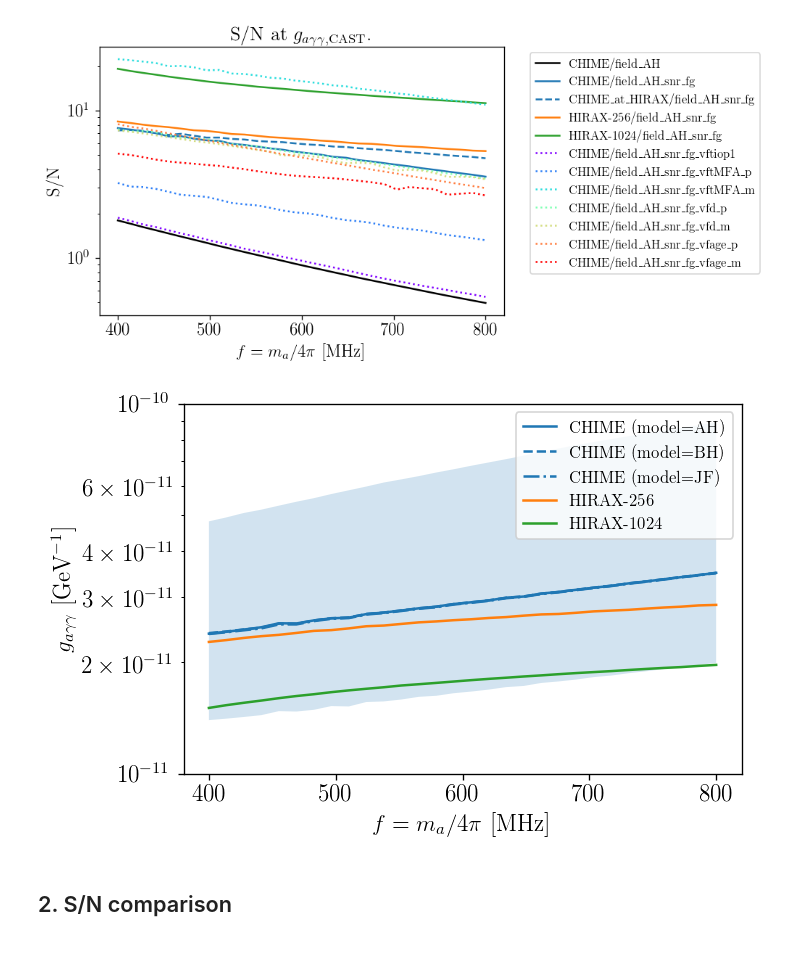
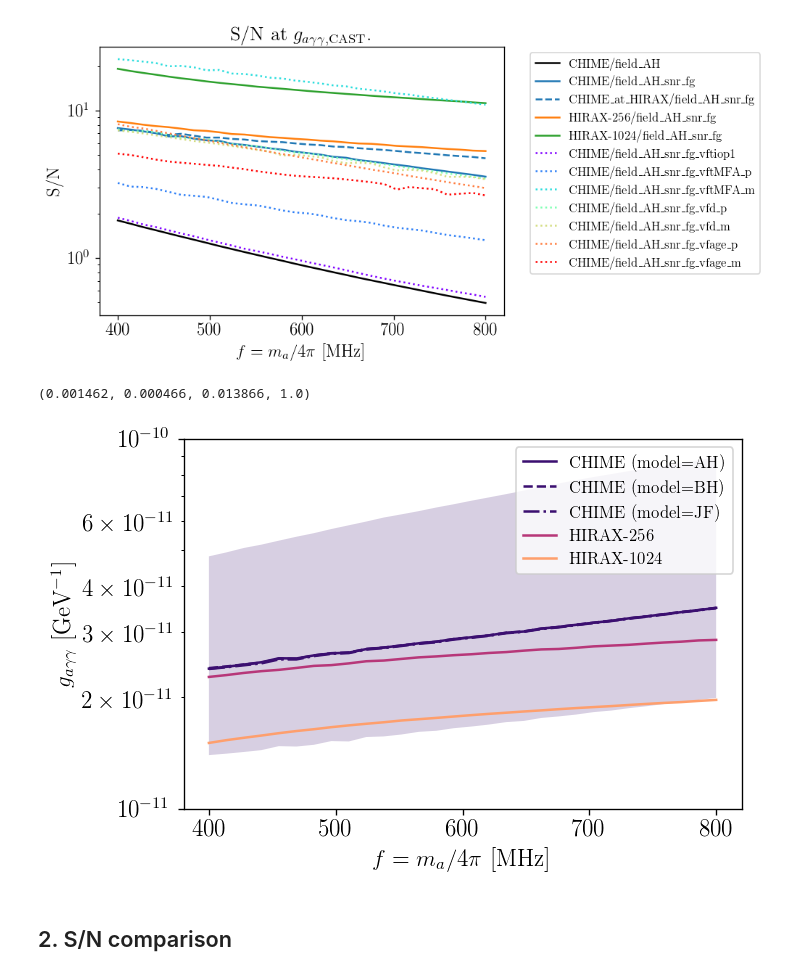
Before and after one commit to yitiansun/axion-mirror, a Jupyter notebook: notebooks/plotting.ipynb, the cells around one changed output. Drawn from its saved outputs; the diff is of its cells as text; code cells hidden in the pictures.

```diff
--- a/notebooks/plotting.ipynb
+++ b/notebooks/plotting.ipynb
@@ -52,14 +52,25 @@ ax.legend(fontsize=10, bbox_to_anchor=(1.05, 1))
 plt.savefig('plots/S_over_N.pdf')
 # %% [output]
 [figure]
+# %%
+c0
+# %% [output]
+(0.001462, 0.000466, 0.013866, 1.0)
 # %%
+data_dir = '../data/estimates'
+
+c0 = mpl.cm.get_cmap('magma')(0.2)
+c1 = mpl.cm.get_cmap('magma')(0.5)
+c2 = mpl.cm.get_cmap('magma')(0.8)
+
+
 plot_options = {
-    'CHIME/field_AH_snr_fg' : dict(c='C0', ls='-', label='CHIME (model=AH)'),
-    'CHIME/field_BH_snr_fg' : dict(c='C0', ls='--', label='CHIME (model=BH)'),
-    'CHIME/field_JF_snr_fg' : dict(c='C0', ls='-.', label='CHIME (model=JF)'),
+    'CHIME/field_AH_snr_fg' : dict(c=c0, ls='-', label='CHIME (model=AH)'),
+    'CHIME/field_BH_snr_fg' : dict(c=c0, ls='--', label='CHIME (model=BH)'),
+    'CHIME/field_JF_snr_fg' : dict(c=c0, ls='-.', label='CHIME (model=JF)'),
     #'CHIME_at_HIRAX/field_AH_snr_fg' : dict(c='C0', ls='--'),
-    'HIRAX-256/field_AH_snr_fg' : dict(c='C1', ls='-', label='HIRAX-256'),
-    'HIRAX-1024/field_AH_snr_fg' : dict(c='C2', ls='-', label='HIRAX-1024'),
+    'HIRAX-256/field_AH_snr_fg' : dict(c=c1, ls='-', label='HIRAX-256'),
+    'HIRAX-1024/field_AH_snr_fg' : dict(c=c2, ls='-', label='HIRAX-1024'),
 }
 
 plot_datas = {run_name : pickle.load(open(f'{data_dir}/{run_name}.p', 'rb')) \
@@ -67,35 +78,35 @@ plot_datas = {run_name : pickle.load(open(f'{data_dir}/{run_name}.p', 'rb')) \
 
 snr_vflags = ['tiop1', 'tMFA_p', 'tMFA_m', 'd_p', 'd_m', 'age_p', 'age_m']
 plot_data_snr_uncert_freq = pickle.load(open(f'{data_dir}/CHIME/field_AH_snr_fg_vftiop1.p', 'rb'))['freq']
 plot_data_snr_uncert_arr = np.array([
     pickle.load(open(f'{data_dir}/CHIME/field_AH_snr_fg_vf{vf}.p', 'rb'))['SNR']
     for vf in snr_vflags
 ])
 
 reach_S_over_N = 1
 gagg_CAST = 6.6e-11 # [GeV^-1]
 def gagg_reach(S_over_N):
     return gagg_CAST*(S_over_N/reach_S_over_N)**(-0.5)
 
 #==============================
 
 fig, ax = plt.subplots(figsize=(6, 4))
 
 for i, (n, d) in enumerate(plot_datas.items()):
     ax.plot(d['freq'], gagg_reach(d['SNR']), **plot_options[n])
 ax.fill_between(plot_data_snr_uncert_freq,
                 gagg_reach(np.min(plot_data_snr_uncert_arr, axis=0)),
                 gagg_reach(np.max(plot_data_snr_uncert_arr, axis=0)),
-                fc='C0', ec='none', alpha=0.2)
+                fc=c0, ec='none', alpha=0.2)
 
 ax.set(ylim=(1e-11,1e-10))
 ax.set(xlabel=r'$f=m_a/4\pi$ [MHz]', ylabel=r'$g_{a\gamma\gamma}$ [GeV$^{-1}$]',
        title='')
 ax.set(yscale='log')
 ax.legend(fontsize=10)
 plt.savefig('plots/reach.pdf')
 # %% [output]
-[figure, old version]
+[figure, new version]
 # %% [markdown]
 ## 2. S/N comparison
 # %%
```
Also changed, not shown: 2 other files.
